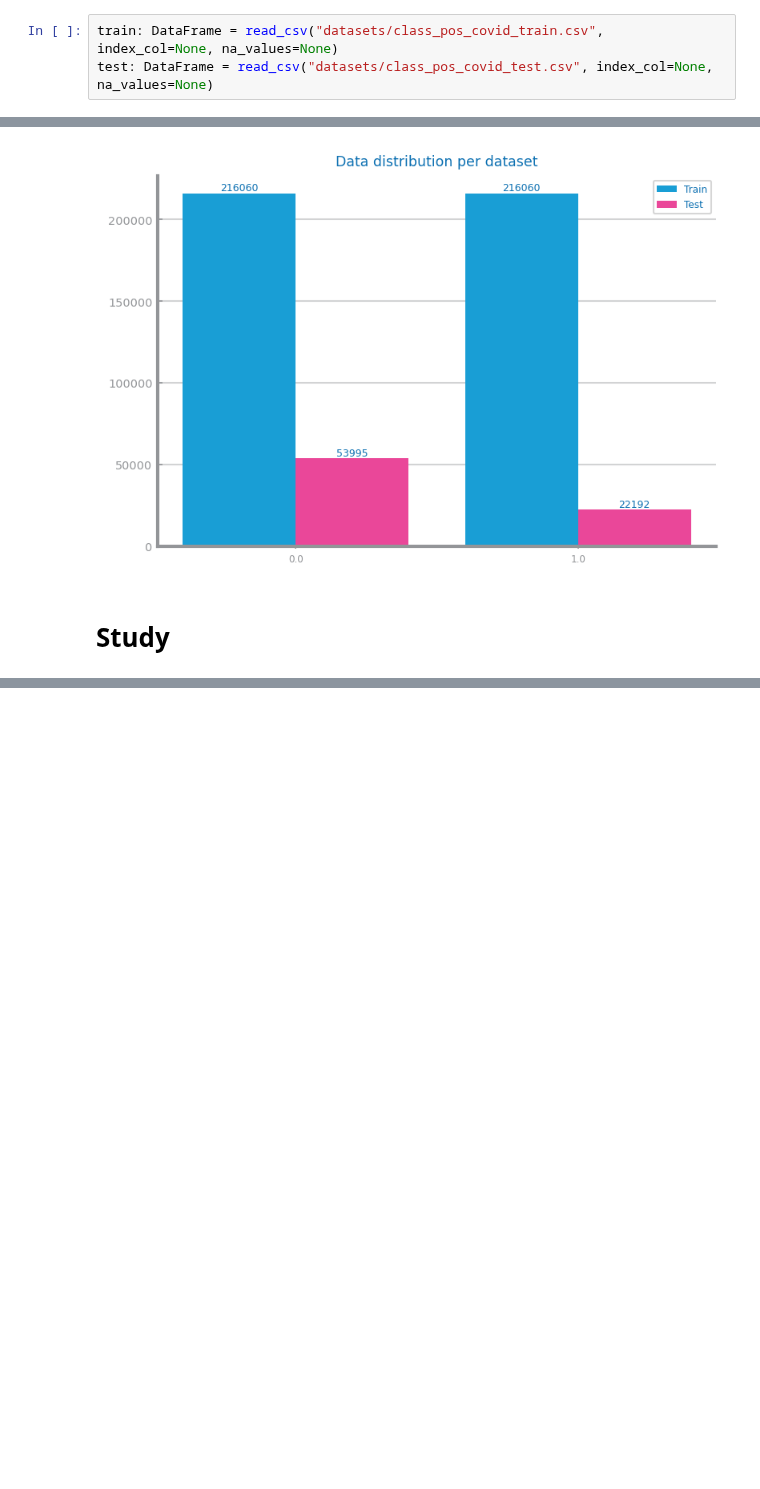
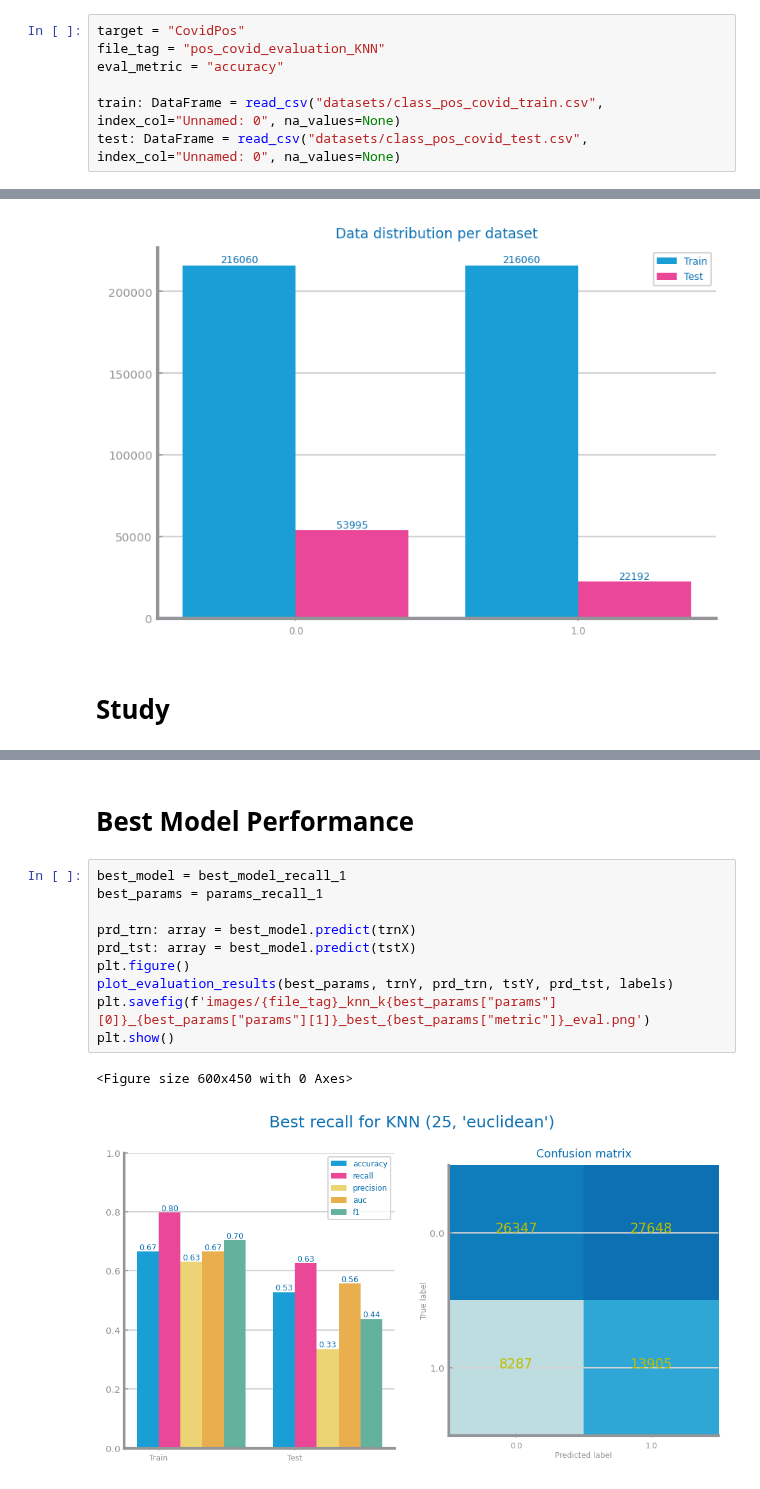
Before and after one commit to esteves3/data-science, a Jupyter notebook: pos-covid-evaluation-KNN.ipynb, the cells around one changed output, grey strips where cells are left out. Drawn from its saved outputs; the diff is of its cells as text; blank space fills up the shorter version.

```diff
--- a/pos-covid-evaluation-KNN.ipynb
+++ b/pos-covid-evaluation-KNN.ipynb
@@ -11,8 +11,12 @@ from imblearn.over_sampling import SMOTE
 # %% [markdown]
 # Load split dataset
 # %%
-train: DataFrame = read_csv("datasets/class_pos_covid_train.csv", index_col=None, na_values=None)
-test: DataFrame = read_csv("datasets/class_pos_covid_test.csv", index_col=None, na_values=None)
+target = "CovidPos"
+file_tag = "pos_covid_evaluation_KNN"
+eval_metric = "accuracy"
+
+train: DataFrame = read_csv("datasets/class_pos_covid_train.csv", index_col="Unnamed: 0", na_values=None)
+test: DataFrame = read_csv("datasets/class_pos_covid_test.csv", index_col="Unnamed: 0", na_values=None)
 # %%
 target = "CovidPos"
 
@@ -41,0 +106,15 @@ plt.show()
+# %% [markdown]
+# Best Model Performance
+# %%
+best_model = best_model_recall_1
+best_params = params_recall_1
+
+prd_trn: array = best_model.predict(trnX)
+prd_tst: array = best_model.predict(tstX)
+plt.figure()
+plot_evaluation_results(best_params, trnY, prd_trn, tstY, prd_tst, labels)
+plt.savefig(f'images/{file_tag}_knn_k{best_params["params"][0]}_{best_params["params"][1]}_best_{best_params["metric"]}_eval.png')
+plt.show()
+# %% [output]
+<Figure size 600x450 with 0 Axes>
+[figure, added]
```
Also changed, not shown: parts of 8 cells of this notebook, 5 other files.
